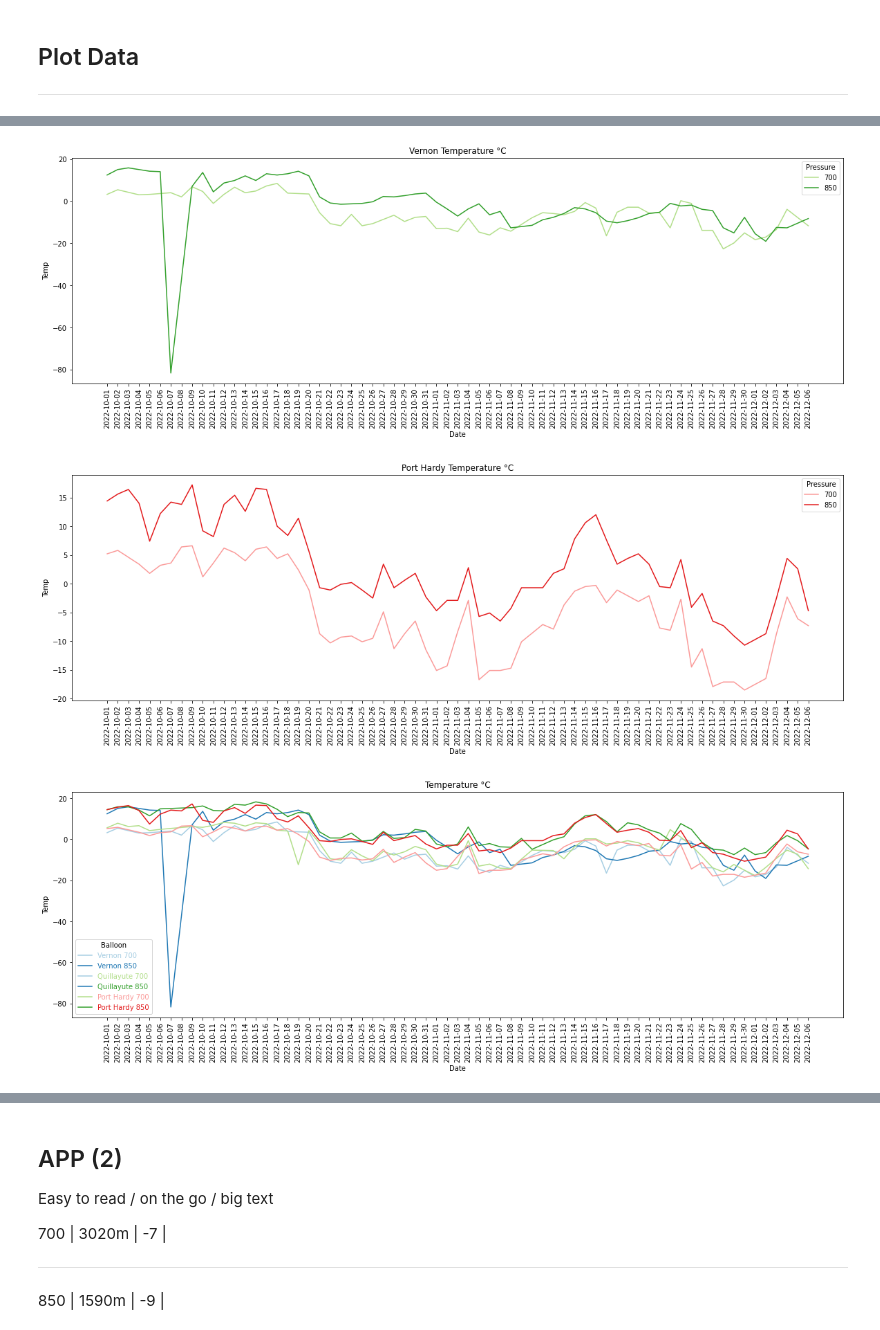
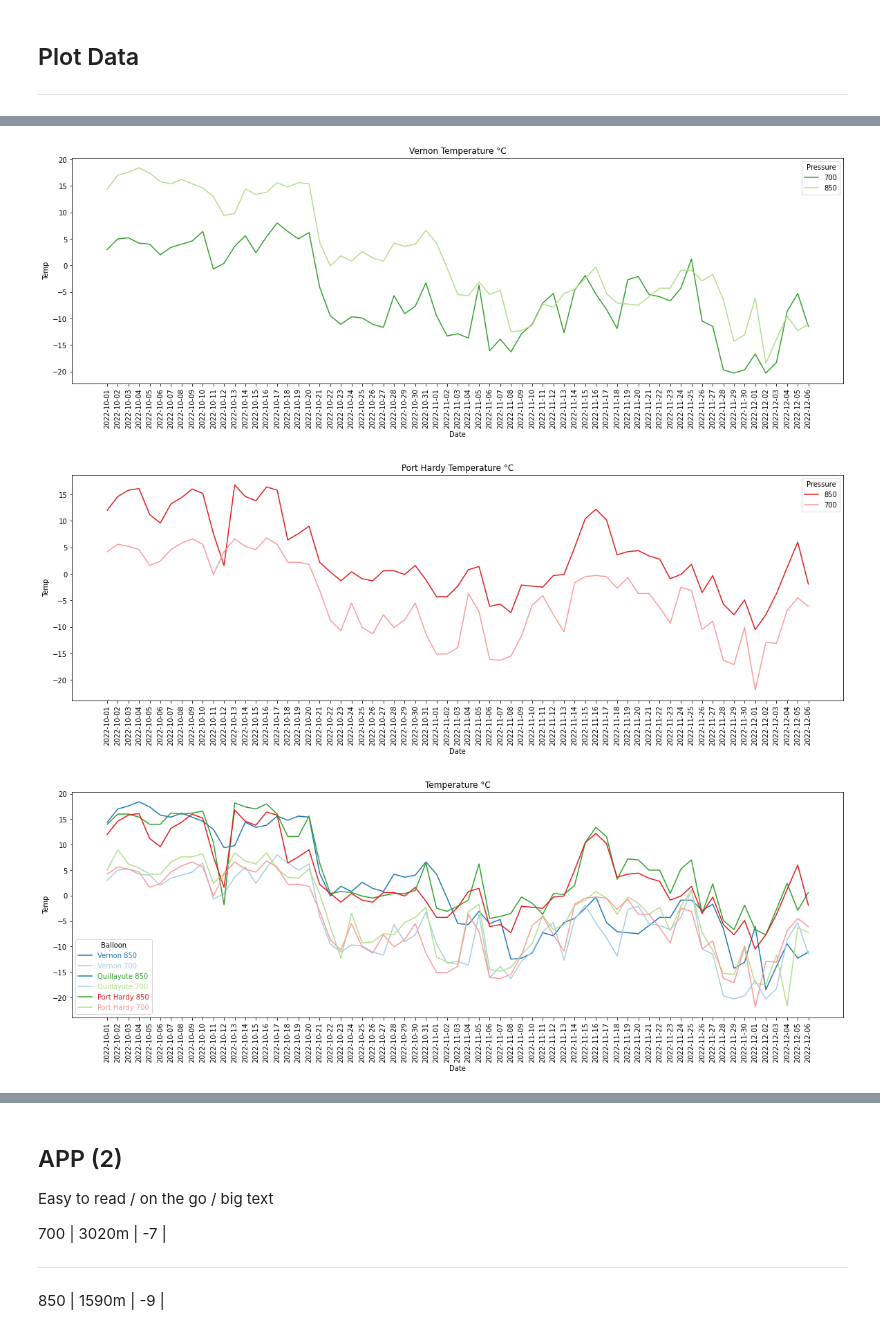
Before and after one commit to lck3nny/AuroraBC, a Jupyter notebook: Scraper/Scraper.ipynb, the cells around one changed output, grey strips where cells are left out. Cells and saved outputs as stored; diff of their text form; code cells hidden in the pictures.

Commit message:
Fixed null import issue and improved data visualisation

```diff
--- a/Scraper/Scraper.ipynb
+++ b/Scraper/Scraper.ipynb
@@ -131,24 +131,39 @@ http://weather.uwyo.edu/cgi-bin/sounding?region=naconf&TYPE=TEXT%3ALIST&YEAR=202
 # %%
 data = []
 reading_idx = []
-
+problem_urls = []
 
 print("Extracting data from URLs: ")
 with alive_bar(len(urls), force_tty=True) as bar:
     for i, url in enumerate(urls):
+        search = 0
+        while search >= 0:
+            # scrape site data
+            # ~~~~~~~~~~~~~~~~
+            search += 1
+            page = requests.get(url)
+            soup = BeautifulSoup(page.content, "html.parser")
+            results = str(soup.find('pre'))
+            sevhundy = results[results.find("700"):].split()[:11]
+            eightfiddy = results[results.find("850"):].split()[:11]
 
-        # scrape site data
-        # ~~~~~~~~~~~~~~~~
-        page = requests.get(url)
-        soup = BeautifulSoup(page.content, "html.parser")
-        results = str(soup.find('pre'))
+            # catch erroneous reads
+            # site can hit too many requests
+            # ~~~~~~~~~~~~~~~~~~~~~~~~~~~~~~
+            if 'e' not in sevhundy[0] and 'e' not in eightfiddy[0]:
+                search = -1
+            elif search == 10:
+                print(url)
+                problem_urls.append(url)
+                search = -1
 
         # we want 700 first // 850 second
         # ~~~~~~~~~~~~~~~~~~~~~~~~~~~~~~~
-        data.append(results[results.find("700"):].split()[:11])
+        data.append(sevhundy)
         data[-1].insert(0, dates_idx[i])
         data[-1].insert(1, station_idx[i])
-        data.append(results[results.find("850"):].split()[:11])
+
+        data.append(eightfiddy)
         data[-1].insert(0, dates_idx[i])
         data[-1].insert(1, station_idx[i])
 
@@ -262,50 +293,54 @@ plt.show()
 # %%
-# Set the width and height of the figure
+# Set figure details
 plt.figure(figsize=(20,6))
-
-# Add title
 plt.title("Vernon Temperature °C")
+plt.xticks(rotation = 'vertical')
+palette = sns.color_palette("Paired", n_colors=6)
+palette = [palette[idx] for idx in order]
+hue_order = [850, 700]
 
 # Line chart showing daily temps of Quillayute weather balloon at both 700 and 850 hPa
-palette = sns.color_palette("Paired", n_colors=6)
 sns.lineplot(x='Date', y='Temp', hue='Pressure', data=df[df['Station'] == "Vernon"], palette=palette[2:4])
 
-# Display x labels vertically
-plt.xticks(rotation = 'vertical')
-
 plt.show()
 # %% [output]
-[figure, old version]
+[figure, new version]
 # %%
-# Set the width and height of the figure
+# Set figure details
 plt.figure(figsize=(20,6))
-
-# Add title
 plt.title("Port Hardy Temperature °C")
+plt.xticks(rotation = 'vertical')
+palette = sns.color_palette("Paired", n_colors=6)
+palette = [palette[idx] for idx in order]
+hue_order = [850, 700]
 
 # Line chart showing daily temps of Quillayute weather balloon at both 700 and 850 hPa
-palette = sns.color_palette("Paired", n_colors=6)
-sns.lineplot(x='Date', y='Temp', hue='Pressure', data=df[df['Station'] == "Port Hardy"], palette=palette[4:6])
+sns.lineplot(x='Date', y='Temp', hue='Pressure', data=df[df['Station'] == "Port Hardy"], palette=palette[4:6], hue_order=hue_order)
 
 # Display x labels vertically
-plt.xticks(rotation = 'vertical')
 plt.show()
 # %% [output]
-[figure, old version]
+[figure, new version]
 # %%
 # Set up the figure
 plt.figure(figsize=(20,6))
 plt.title("Temperature °C")
 plt.xticks(rotation = 'vertical')
+order = [1, 0, 3, 2, 5, 4]
+palette = sns.color_palette("Paired", n_colors=6)
+palette = [palette[idx] for idx in order]
+hue_order = [850, 700]
 
 # Line chart showing daily temps of Each Station's weather balloon at both 700 and 850 hPa
-palette = sns.color_palette("Paired", n_colors=6)
-sns.lineplot(x='Date', y='Temp', hue='Pressure', data=df[df['Station'] == "Vernon"], palette=palette[0:2])
-sns.lineplot(x='Date', y='Temp', hue='Pressure', data=df[df['Station'] == "Quillayute"], palette=palette[2:4])
-sns.lineplot(x='Date', y='Temp', hue='Pressure', data=df[df['Station'] == "Port Hardy"], palette=palette[4:6])
+sns.lineplot(x='Date', y='Temp', hue='Pressure', data=df[df['Station'] == "Vernon"], palette=palette[0:2], hue_order=hue_order)
+sns.lineplot(x='Date', y='Temp', hue='Pressure', data=df[df['Station'] == "Quillayute"], palette=palette[2:4], hue_order=hue_order)
+sns.lineplot(x='Date', y='Temp', hue='Pressure', data=df[df['Station'] == "Port Hardy"], palette=palette[4:6], hue_order=hue_order)
 
+
+labels=['Vernon 700', 'Vernon 850', 'Quillayute 700', 'Quillayute 850', 'Port Hardy 700', 'Port Hardy 850']
+labels = [labels[idx] for idx in order]
 plt.legend(title='Balloon', labels=labels, labelcolor=palette)
 
 plt.show()
 # %% [output]
-[figure, old version]
+[figure, new version]
```
Also changed, not shown: parts of 10 cells of this notebook, 1 other file.
